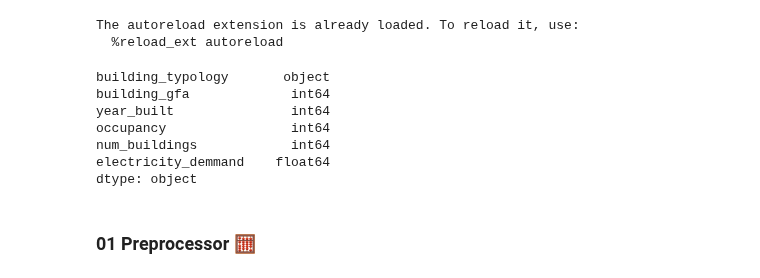
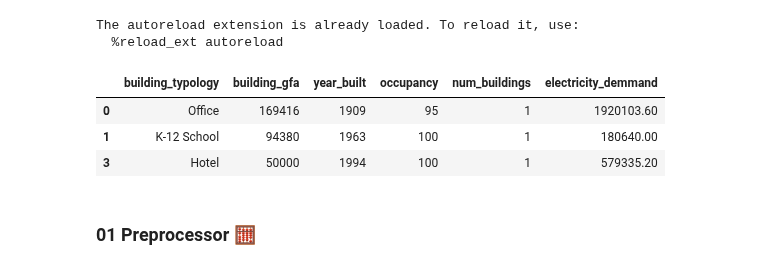
Before and after one commit to hramzan01/project_zero, a Jupyter notebook: nb_utilities_pipe.ipynb, the cells around one changed output. Drawn from its saved outputs; the diff is of its cells as text; code cells hidden in the pictures.

```diff
--- a/nb_utilities_pipe.ipynb
+++ b/nb_utilities_pipe.ipynb
@@ -22,27 +22,25 @@ The autoreload extension is already loaded. To reload it, use:
 # %%
 import pandas as pd
 from sklearn.model_selection import train_test_split
 from etl.utilities import Utilities
 
 ## Would load cleaned data using '''load.py''' once data cleaning is done
 data = Utilities().get_training_data()
 
 # create X and y
 X = data.drop(columns='electricity_demmand')
 y = data['electricity_demmand']
 
 # create train and test
 X_train, X_test, y_train, y_test = train_test_split(X, y, test_size=0.3)
 X_train_features = list(X_train.columns)
 data.dtypes
+data.head(3)
 # %% [output]
-building_typology       object
-building_gfa             int64
-year_built               int64
-occupancy                int64
-num_buildings            int64
-electricity_demmand    float64
-dtype: object
+|  | building_typology | building_gfa | year_built | occupancy | num_buildings | electricity_demmand |
+| 0 | Office | 169416 | 1909 | 95 | 1 | 1920103.60 |
+| 1 | K-12 School | 94380 | 1963 | 100 | 1 | 180640.00 |
+| 3 | Hotel | 50000 | 1994 | 100 | 1 | 579335.20 |
 # %% [markdown]
 ### 01 Preprocessor 🧮
 # %%
```
Also changed, not shown: parts of 5 cells of this notebook, 1 other file.
